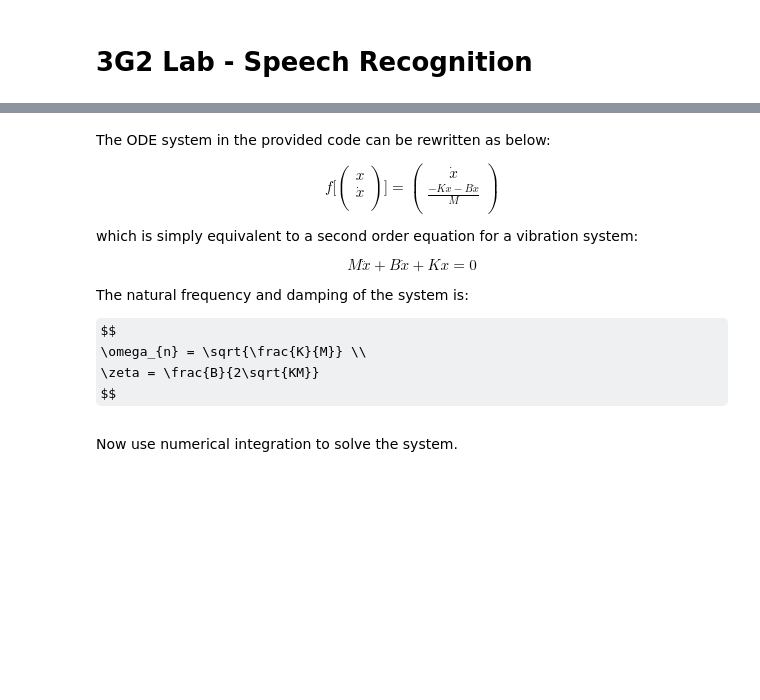
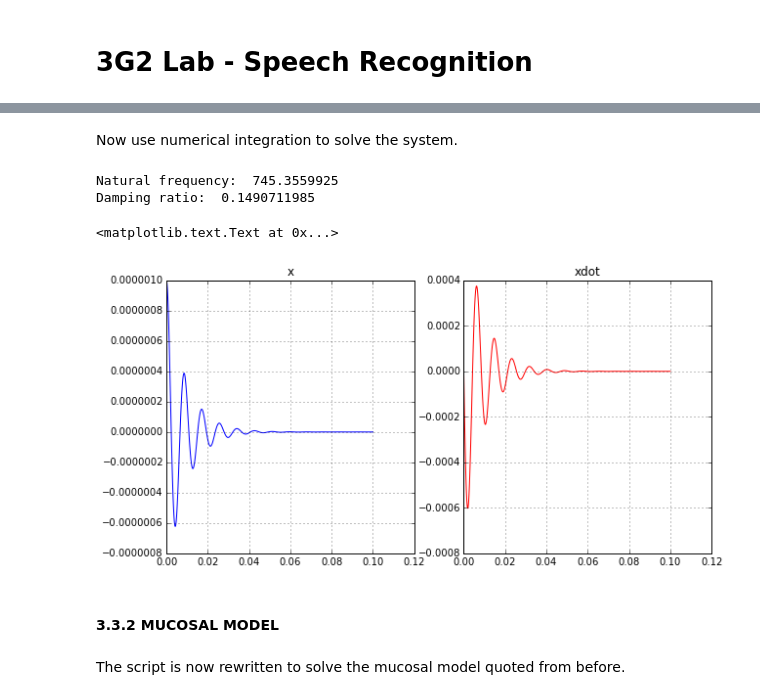
Before and after one commit to quang-ha/notebooks-3G2, a Jupyter notebook: notebooks/3G2_Lab.ipynb, the cells around one changed output, grey strips where cells are left out. Saved outputs shown, nothing was run; the diff lists cells and outputs as text; code cells hidden in the pictures; some formulas as TeX source; blank space fills up the shorter version.

```diff
--- a/notebooks/3G2_Lab.ipynb
+++ b/notebooks/3G2_Lab.ipynb
@@ -16,28 +182,3 @@ p = {'P1': 0.001,'M': 5.0,'K': 250000,'B': 100,'x01': 0.1,'dx0': 0.01,'tau': 0.0
-# %% [markdown]
-The ODE system in the provided code can be rewritten as below:
-
-$$
-f \Big[\begin{pmatrix}
-x \\
-\dot{x} \\
-\end{pmatrix} \Big]= \begin{pmatrix}
-\dot{x} \\
-\frac{-Kx-B\dot{x}}{M} \\
-\end{pmatrix}
-$$
-
-which is simply equivalent to a second order equation for a vibration system:
-
-$$
-M\ddot{x} + B\dot{x} + Kx = 0
-$$
-
-The natural frequency and damping of the system is:
-
-$$
-\omega_{n} = \sqrt{\frac{K}{M}} \\
-\zeta = \frac{B}{2\sqrt{KM}}
-$$
 # %%
 # Second order differential equation numerical solver
 def solver_oscil(x, t):
@@ -46,0 +191,24 @@ Now use numerical integration to solve the system.
+# %%
+   # Initial condition and solve the system
+x0 = [1e-6, 0]
+result = odeint(solver_oscil, x0, t)
+x, dx = result.T
+
+print "Natural frequency: ",np.sqrt(p['K']/p['M'])
+print "Damping ratio: ",p['B']/(2*np.sqrt(p['K']*p['M']))
+fig, axes = plt.subplots(1, 2, figsize=(10,5))
+axes[0].plot(t,x)
+axes[0].grid()
+axes[0].set_title('x')
+axes[1].plot(t,dx,'r')
+axes[1].grid()
+axes[1].set_title('xdot')
+# %% [output]
+Natural frequency:  745.3559925
+Damping ratio:  0.1490711985
+<matplotlib.text.Text at 0x...>
+[figure, added]
+# %% [markdown]
+#### 3.3.2 MUCOSAL MODEL
+# %% [markdown]
+The script is now rewritten to solve the mucosal model quoted from before.
```
Also changed, not shown: parts of 41 cells of this notebook, 3 other files.
